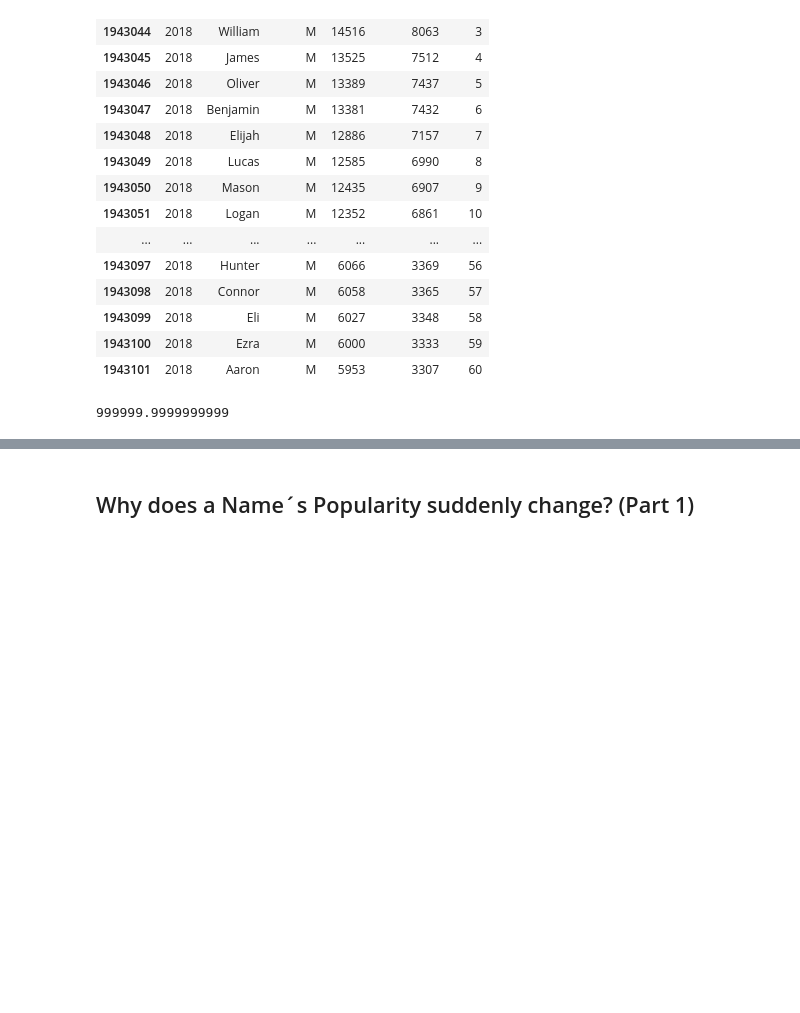
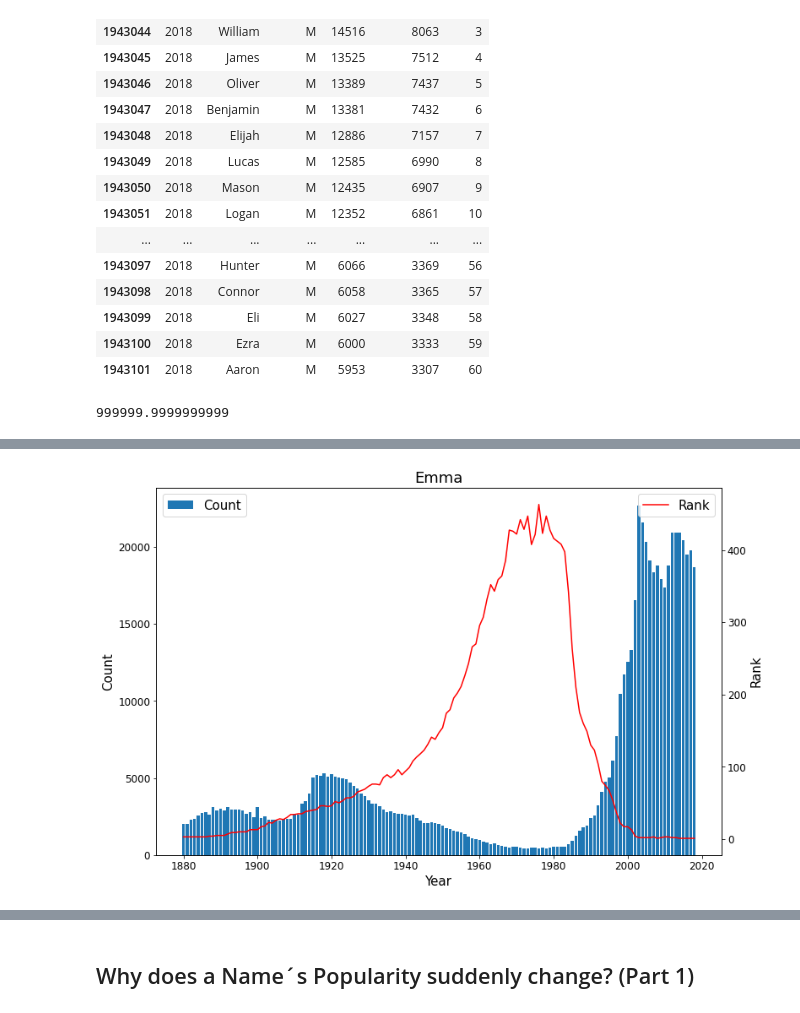
Before and after one commit to HunterKane/Explanatory-Data-Analysis-Advanced-Visuallization-, a Jupyter notebook: Project_07_Explanatory_Babies.ipynb, the cells around one changed output, grey strips where cells are left out. Saved outputs shown, nothing was run; the diff lists cells and outputs as text; code cells hidden in the pictures; blank space fills up the shorter version.

```diff
--- a/Project_07_Explanatory_Babies.ipynb
+++ b/Project_07_Explanatory_Babies.ipynb
@@ -737,4 +779,6 @@ plot_name("Mary", "F")
 # %%
-plot_name("Mary", "F", crit = "Count")
+plot_name("Emma", "F", crit = "Count")
+# %% [output]
+[figure, added]
 # %%
 plot_name("James", "M", crit = "Popularity")
```
Also changed, not shown: parts of 20 cells of this notebook.
